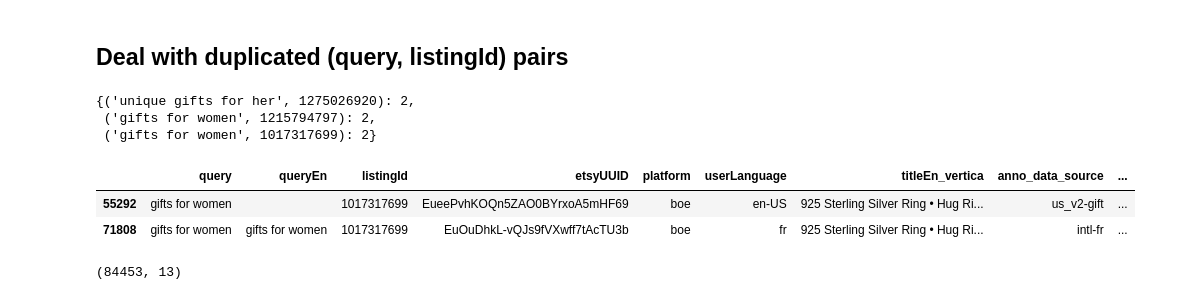
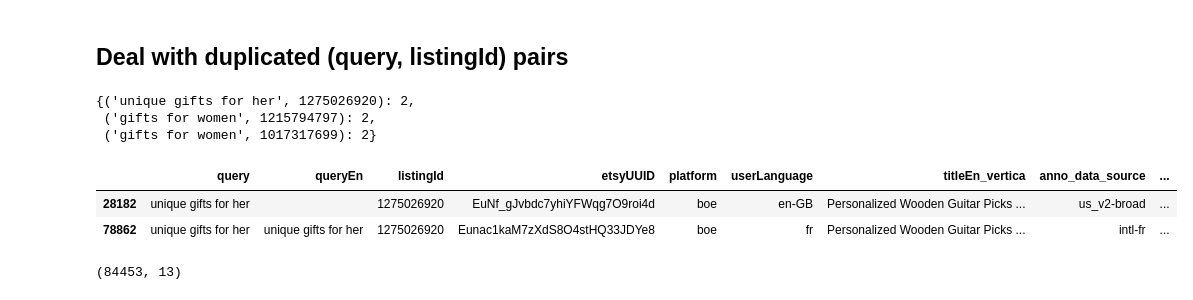
Before and after one commit to yqngzh/yzhang-adhoc-analysis, a Jupyter notebook: 2025H1_semantic_relevance_v3/merge_clean_existing_anno_datasets.ipynb, the cells around one changed output. Drawn from its saved outputs; the diff is of its cells as text; code cells hidden in the pictures.

```diff
--- a/2025H1_semantic_relevance_v3/merge_clean_existing_anno_datasets.ipynb
+++ b/2025H1_semantic_relevance_v3/merge_clean_existing_anno_datasets.ipynb
@@ -302,11 +302,11 @@ case1_inds = combined_df[np.logical_and(combined_df["query"]=="unique gifts for
 case2_inds = combined_df[np.logical_and(combined_df["query"]=="gifts for women", combined_df.listingId==1215794797)].index
 case3_inds = combined_df[np.logical_and(combined_df["query"]=="gifts for women", combined_df.listingId==1017317699)].index
 # %%
-combined_df.loc[case3_inds, :]
+combined_df.loc[case1_inds, :]
 # %% [output]
 |  | query | queryEn | listingId | etsyUUID | platform | userLanguage | titleEn_vertica | anno_data_source | ... |
-| 55292 | gifts for women |  | 1017317699 | EueePvhKOQn5ZAO0BYrxoA5mHF69 | boe | en-US | 925 Sterling Silver Ring • Hug Ri... | us_v2-gift | ... |
-| 71808 | gifts for women | gifts for women | 1017317699 | EuOuDhkL-vQJs9fVXwff7tAcTU3b | boe | fr | 925 Sterling Silver Ring • Hug Ri... | intl-fr | ... |
+| 28182 | unique gifts for her |  | 1275026920 | EuNf_gJvbdc7yhiYFWqg7O9roi4d | boe | en-GB | Personalized Wooden Guitar Picks ... | us_v2-broad | ... |
+| 78862 | unique gifts for her | unique gifts for her | 1275026920 | Eunac1kaM7zXdS8O4stHQ33JDYe8 | boe | fr | Personalized Wooden Guitar Picks ... | intl-fr | ... |
 # %%
 combined_df.drop(list(case1_inds) + list(case2_inds) + list(case3_inds), inplace=True)
 # %%
```
Also changed, not shown: parts of 13 cells of this notebook.
